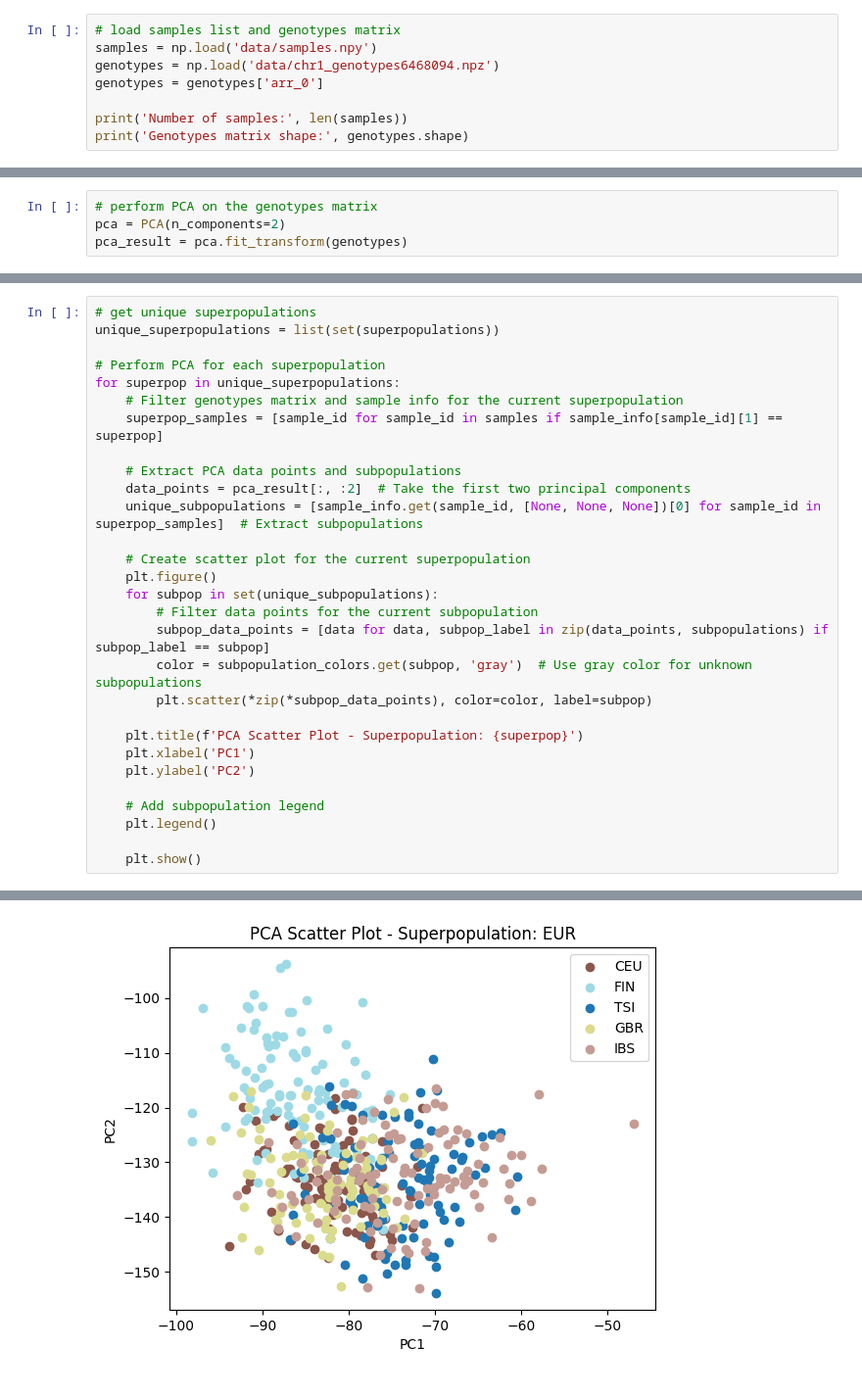
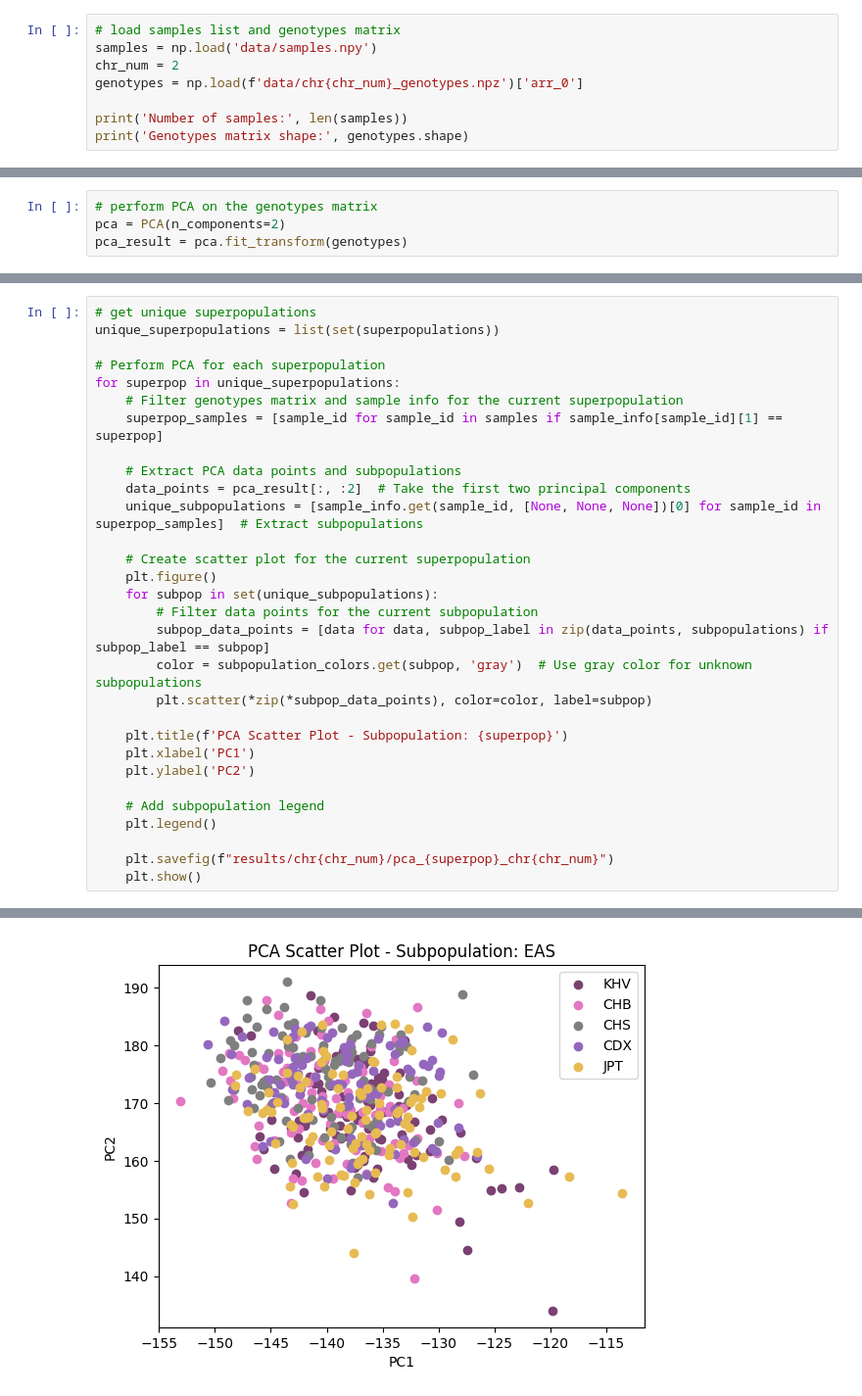
Before and after one commit to dream-dg/ExploringGeneticVariation, a Jupyter notebook: pca.ipynb, the cells around one changed output, grey strips where cells are left out. Shown: that part at 98% size. Drawn from its saved outputs; the diff is of its cells as text.

Commit message:
add data folder

```diff
--- a/pca.ipynb
+++ b/pca.ipynb
@@ -7,8 +7,8 @@ import pickle
 # %%
 # load samples list and genotypes matrix
 samples = np.load('data/samples.npy')
-genotypes = np.load('data/chr1_genotypes6468094.npz')
-genotypes = genotypes['arr_0']
+chr_num = 2
+genotypes = np.load(f'data/chr{chr_num}_genotypes.npz')['arr_0']
 
 print('Number of samples:', len(samples))
 print('Genotypes matrix shape:', genotypes.shape)
@@ -77,12 +77,13 @@ for superpop in unique_superpopulations:
         color = subpopulation_colors.get(subpop, 'gray')  # Use gray color for unknown subpopulations
         plt.scatter(*zip(*subpop_data_points), color=color, label=subpop)
 
-    plt.title(f'PCA Scatter Plot - Superpopulation: {superpop}')
+    plt.title(f'PCA Scatter Plot - Subpopulation: {superpop}')
     plt.xlabel('PC1')
     plt.ylabel('PC2')
 
     # Add subpopulation legend
     plt.legend()
 
+    plt.savefig(f"results/chr{chr_num}/pca_{superpop}_chr{chr_num}")
     plt.show()
 # %% [output]
@@ -92 +93 @@ for superpop in unique_superpopulations:
-[figure, old version]
+[figure, new version]
```
Also changed, not shown: parts of 4 cells of this notebook, 8 other files.
